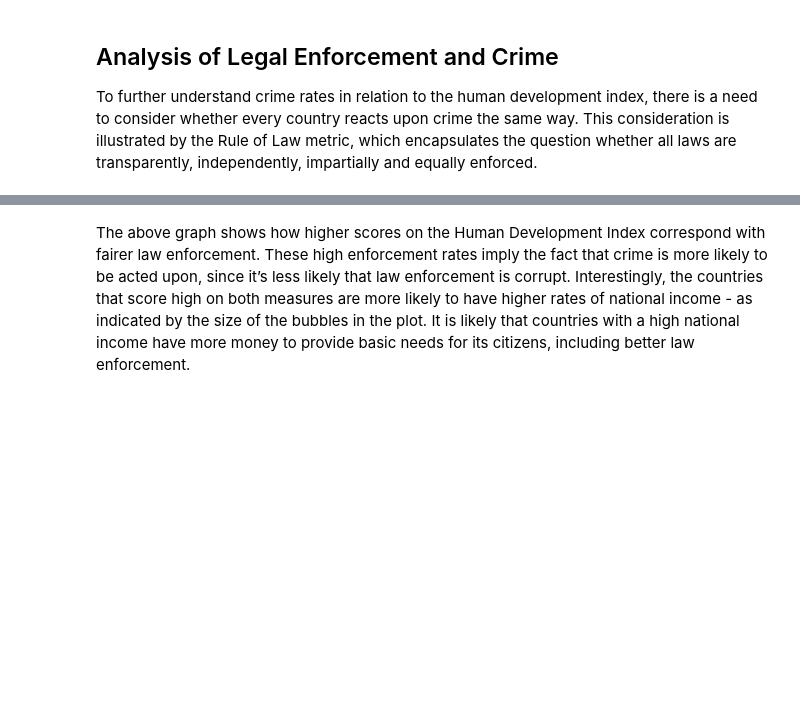
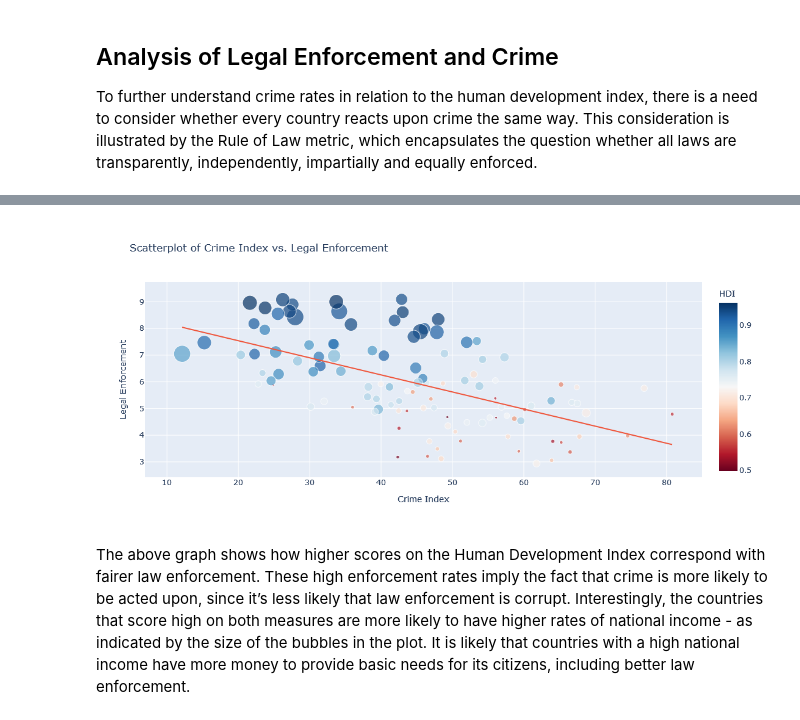
Before and after one commit to dejessias/Surveillance-Crime, a Jupyter notebook: _sources/docs/Perspective 2.ipynb, the cells around one changed output, grey strips where cells are left out. Cells and saved outputs as stored; diff of their text form; code cells hidden in the pictures; blank space fills up the shorter version.

```diff
--- a/_sources/docs/Perspective 2.ipynb
+++ b/_sources/docs/Perspective 2.ipynb
@@ -294,36 +74,5 @@ These cross-national patterns of crime rate prediction show how combating these
 
 To further understand crime rates in relation to the human development index, there is a need to consider whether every country reacts upon crime the same way. This consideration is illustrated by the Rule of Law metric, which encapsulates the question whether all laws are transparently, independently, impartially and equally enforced.
 # %%
-hfi = pd.read_csv("datasets/hfi-2023.csv")
-crime = pd.read_csv("datasets/crime-rate-by-country-2023.csv")
-
-hfi2021 = hfi[hfi["year"] == 2021]
-hfi2021.rename(columns = {'countries': 'country'}, inplace = True)
-crimehfi = crime.join(hfi2021.set_index('country'), on='country', how = "inner")
-
-HDI = pd.read_csv("datasets/Human Development Index.csv")
-HDI_score = HDI[["Country", 'Human Development Index (2021)', 'Gross National Income Per Capita (2021)']].dropna()
-HDI_score.rename(columns = {'Country': 'country', 'Human Development Index (2021)' : 'HDI', 'Gross National Income Per Capita (2021)': 'GDP'}, inplace = True)
-
-crimehdfi = crimehfi.join(HDI_score.set_index('country'), on='country', how = "inner")
-
-# Create scatterplot
-fig = px.scatter(crimehdfi,
-                 x='crimeIndex',
-                 y='ef_legal',
-                 color='HDI',
-                size='GDP',  # Use GDP_per_capita for dot sizes
-                 size_max=20,  # Maximum size of the dots
-                 color_continuous_scale='RdBu',  # You can choose any color scale
-                 title='Scatterplot of Crime Index vs. Legal Enforcement',
-                 labels={'crimeIndex': 'Crime Index', 'ef_legal': 'Legal Enforcement'},
-                 trendline='ols',
-                 hover_name='country')
-
-fig.update_layout(
-    height=500,
-)
-
-# Show the figure
-fig.show()
+%run law_enforcement.ipynb
 # %% [output]
@@ -331,2 +79,3 @@ fig.show()
+[figure, added]
 # %% [markdown]
 The above graph shows how higher scores on the Human Development Index correspond with fairer law enforcement. These high enforcement rates imply the fact that crime is more likely to be acted upon, since it’s less likely that law enforcement is corrupt. Interestingly, the countries that score high on both measures are more likely to have higher rates of national income - as indicated by the size of the bubbles in the plot. It is likely that countries with a high national income have more money to provide basic needs for its citizens, including better law enforcement.
```
Also changed, not shown: parts of 6 cells of this notebook, 34 other files.
